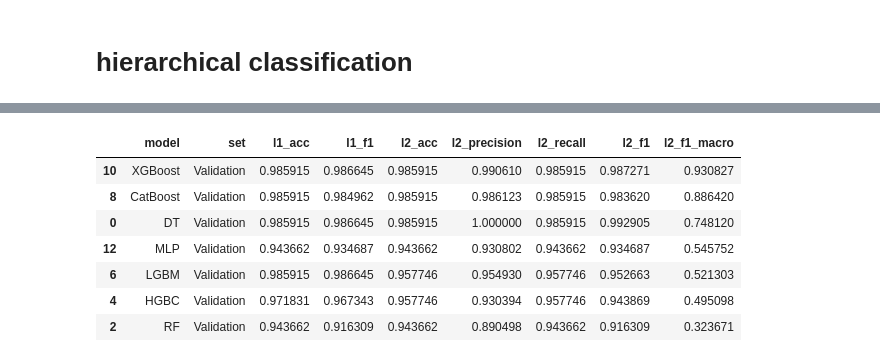
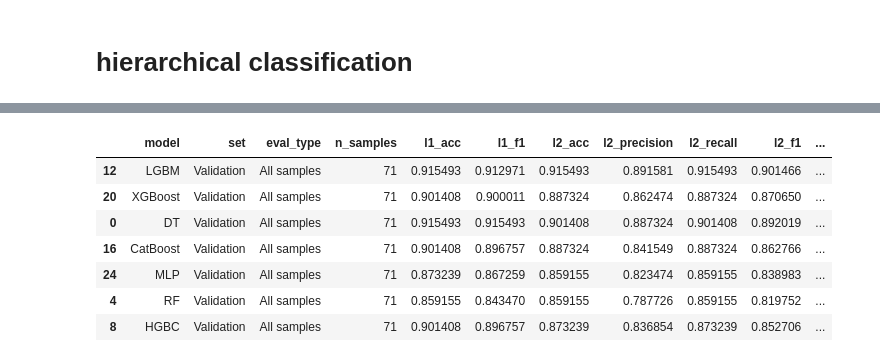
Before and after one commit to rakuzai/alcr-2026, a Jupyter notebook: code/notebook/main.ipynb, the cells around one changed output, grey strips where cells are left out. Cells and saved outputs as stored; diff of their text form; code cells hidden in the pictures.

```diff
--- a/code/notebook/main.ipynb
+++ b/code/notebook/main.ipynb
@@ -566,7 +594,8 @@ from xgboost import XGBClassifier
 # DEFINISI HIERARKI BARU
 # =========================
 # Sesuaikan dengan ruangan pasien Anda
-patient_rooms = ['201', '202', '208', '203', '204', '205', '206', '207', '209', '210']
+patient_rooms = ['201', '208', '210', '213', '511', '512', '513', '515', '520', '522', '523']
+
 
 def get_room_category(room):
     """Map room to Patient/Non-Patient"""
@@ -642,8 +671,8 @@ def create_model(name):
 # TRAINING & EVALUATION
 # =========================
 all_results = []
+mlp_loss_curves = {}
 model_names = ["DT", "RF", "HGBC", "LGBM", "CatBoost", "XGBoost", "MLP"]
-mlp_loss_curves = {}  # TAMBAHKAN INI untuk menyimpan loss curve
 
 for model_name in model_names:
     print(f"\n{'='*60}\nModel: {model_name}\n{'='*60}")
@@ -662,6 +691,7 @@ for model_name in model_names:
     clf_l1 = create_model(model_name)
     clf_l1.fit(X_train_use, y_l1_train)
 
+    # SIMPAN LOSS CURVE LEVEL 1
     if model_name == "MLP":
         mlp_loss_curves[f'{model_name}_L1'] = clf_l1.loss_curve_
 
@@ -671,6 +701,7 @@ for model_name in model_names:
 
     if model_name == "MLP":
         clf_l2.fit(X_train_use[patient_train_mask], le_level2.transform(y_train[patient_train_mask]))
+        # SIMPAN LOSS CURVE LEVEL 2
         mlp_loss_curves[f'{model_name}_L2'] = clf_l2.loss_curve_
     else:
         clf_l2.fit(X_train_use[patient_train_mask], le_level2.transform(y_train[patient_train_mask]))
@@ -688,23 +719,26 @@ for model_name in model_names:
                     l2_pred = clf_l2.predict(X_input.iloc[i:i+1] if hasattr(X_input, 'iloc') else X_input[i:i+1])[0]
                 room = le_level2.inverse_transform([l2_pred])[0]
             else:
-                # Non-Patient Room: tidak ada subclass
                 room = 'Non-Patient Room'
             y_pred_rooms.append(room)
 
         return y_l1_pred, y_pred_rooms
 
+    # ==========================================
     # EVALUASI VALIDATION
+    # ==========================================
     y_l1_val_pred, y_val_pred = predict_hierarchical(X_val_use)
 
-    # Untuk non-patient room di ground truth, set jadi 'Non-Patient Room'
     y_val_adjusted = y_val.copy()
     non_patient_mask_val = y_l1_val == le_level1.transform(['Non-Patient Room'])[0]
     y_val_adjusted[non_patient_mask_val] = 'Non-Patient Room'
 
+    # 1. Evaluasi pada ALL SAMPLES
     all_results.append({
         'model': model_name,
         'set': 'Validation',
+        'eval_type': 'All samples',
+        'n_samples': len(y_val),
         'l1_acc': accuracy_score(y_l1_val, y_l1_val_pred),
         'l1_f1': f1_score(y_l1_val, y_l1_val_pred, average='weighted'),
         'l2_acc': accuracy_score(y_val_adjusted, y_val_pred),
@@ -714,17 +748,40 @@ for model_name in model_names:
         'l2_f1_macro': f1_score(y_val_adjusted, y_val_pred, average='macro', zero_division=0)
     })
 
+    # 2. Evaluasi pada L1 CORRECT ONLY
+    correct_l1_mask_val = (y_l1_val == y_l1_val_pred)
+    y_val_adjusted_filtered = np.array(y_val_adjusted)[correct_l1_mask_val]
+    y_val_pred_filtered = np.array(y_val_pred)[correct_l1_mask_val]
+
+    all_results.append({
+        'model': model_name,
+        'set': 'Validation',
+        'eval_type': 'L1 correct only',
+        'n_samples': correct_l1_mask_val.sum(),
+        'l1_acc': accuracy_score(y_l1_val, y_l1_val_pred),
+        'l1_f1': f1_score(y_l1_val, y_l1_val_pred, average='weighted'),
+        'l2_acc': accuracy_score(y_val_adjusted_filtered, y_val_pred_filtered),
+        'l2_precision': precision_score(y_val_adjusted_filtered, y_val_pred_filtered, average='weighted', zero_division=0),
+        'l2_recall': recall_score(y_val_adjusted_filtered, y_val_pred_filtered, average='weighted', zero_division=0),
+        'l2_f1': f1_score(y_val_adjusted_filtered, y_val_pred_filtered, average='weighted', zero_division=0),
+        'l2_f1_macro': f1_score(y_val_adjusted_filtered, y_val_pred_filtered, average='macro', zero_division=0)
+    })
+
+    # ==========================================
     # EVALUASI TEST
+    # ==========================================
     y_l1_test_pred, y_test_pred = predict_hierarchical(X_test_use)
 
-    # Untuk non-patient room di ground truth, set jadi 'Non-Patient Room'
     y_test_adjusted = y_test.copy()
     non_patient_mask_test = y_l1_test == le_level1.transform(['Non-Patient Room'])[0]
     y_test_adjusted[non_patient_mask_test] = 'Non-Patient Room'
 
+    # 1. Evaluasi pada ALL SAMPLES
     all_results.append({
         'model': model_name,
         'set': 'Test',
+        'eval_type': 'All samples',
+        'n_samples': len(y_test),
         'l1_acc': accuracy_score(y_l1_test, y_l1_test_pred),
         'l1_f1': f1_score(y_l1_test, y_l1_test_pred, average='weighted'),
         'l2_acc': accuracy_score(y_test_adjusted, y_test_pred),
@@ -734,8 +791,29 @@ for model_name in model_names:
         'l2_f1_macro': f1_score(y_test_adjusted, y_test_pred, average='macro', zero_division=0)
     })
 
-    print(f"Val  - L1 Acc: {all_results[-2]['l1_acc']:.4f}, L2 Acc: {all_results[-2]['l2_acc']:.4f}, L2 F1-Macro: {all_results[-2]['l2_f1_macro']:.4f}")
-    print(f"Test - L1 Acc: {all_results[-1]['l1_acc']:.4f}, L2 Acc: {all_results[-1]['l2_acc']:.4f}, L2 F1-Macro: {all_results[-1]['l2_f1_macro']:.4f}")
+    # 2. Evaluasi pada L1 CORRECT ONLY
+    correct_l1_mask_test = (y_l1_test == y_l1_test_pred)
+    y_test_adjusted_filtered = np.array(y_test_adjusted)[correct_l1_mask_test]
+    y_test_pred_filtered = np.array(y_test_pred)[correct_l1_mask_test]
+
+    all_results.append({
+        'model': model_name,
+        'set': 'Test',
+        'eval_type': 'L1 correct only',
+        'n_samples': correct_l1_mask_test.sum(),
+        'l1_acc': accuracy_score(y_l1_test, y_l1_test_pred),
+        'l1_f1': f1_score(y_l1_test, y_l1_test_pred, average='weighted'),
+        'l2_acc': accuracy_score(y_test_adjusted_filtered, y_test_pred_filtered),
+        'l2_precision': precision_score(y_test_adjusted_filtered, y_test_pred_filtered, average='weighted', zero_division=0),
+        'l2_recall': recall_score(y_test_adjusted_filtered, y_test_pred_filtered, average='weighted', zero_division=0),
+        'l2_f1': f1_score(y_test_adjusted_filtered, y_test_pred_filtered, average='weighted', zero_division=0),
+        'l2_f1_macro': f1_score(y_test_adjusted_filtered, y_test_pred_filtered, average='macro', zero_division=0)
+    })
+
+    print(f"Val (All)       - L1: {all_results[-4]['l1_acc']:.4f}, L2: {all_results[-4]['l2_acc']:.4f}, F1-Macro: {all_results[-4]['l2_f1_macro']:.4f}")
+    print(f"Val (L1 Correct)- L1: {all_results[-3]['l1_acc']:.4f}, L2: {all_results[-3]['l2_acc']:.4f}, F1-Macro: {all_results[-3]['l2_f1_macro']:.4f}")
+    print(f"Test (All)      - L1: {all_results[-2]['l1_acc']:.4f}, L2: {all_results[-2]['l2_acc']:.4f}, F1-Macro: {all_results[-2]['l2_f1_macro']:.4f}")
+    print(f"Test (L1 Correct)- L1: {all_results[-1]['l1_acc']:.4f}, L2: {all_results[-1]['l2_acc']:.4f}, F1-Macro: {all_results[-1]['l2_f1_macro']:.4f}")
 
 # =========================
 # DISPLAY RESULTS
@@ -748,14 +826,24 @@ print("="*80)
 display(results_df)
 
 print("\n" + "="*80)
-print("VALIDATION SET RESULTS")
+print("VALIDATION - ALL SAMPLES")
 print("="*80)
-display(results_df[results_df['set'] == 'Validation'].sort_values('l2_f1_macro', ascending=False))
+display(results_df[(results_df['set'] == 'Validation') & (results_df['eval_type'] == 'All samples')].sort_values('l2_f1_macro', ascending=False))
 
 print("\n" + "="*80)
-print("TEST SET RESULTS")
+print("VALIDATION - L1 CORRECT ONLY")
 print("="*80)
-display(results_df[results_df['set'] == 'Test'].sort_values('l2_f1_macro', ascending=False))
+display(results_df[(results_df['set'] == 'Validation') & (results_df['eval_type'] == 'L1 correct only')].sort_values('l2_f1_macro', ascending=False))
+
+print("\n" + "="*80)
+print("TEST - ALL SAMPLES")
+print("="*80)
+display(results_df[(results_df['set'] == 'Test') & (results_df['eval_type'] == 'All samples')].sort_values('l2_f1_macro', ascending=False))
+
+print("\n" + "="*80)
+print("TEST - L1 CORRECT ONLY")
+print("="*80)
+display(results_df[(results_df['set'] == 'Test') & (results_df['eval_type'] == 'L1 correct only')].sort_values('l2_f1_macro', ascending=False))
 # %% [output]
 Train: 495 | Val: 71 | Test: 142
 
@@ -812,10 +901,10 @@ VALIDATION SET RESULTS
 ================================================================================
-|  | model | set | l1_acc | l1_f1 | l2_acc | l2_precision | l2_recall | l2_f1 | l2_f1_macro |
-| 10 | XGBoost | Validation | 0.985915 | 0.986645 | 0.985915 | 0.990610 | 0.985915 | 0.987271 | 0.930827 |
-| 8 | CatBoost | Validation | 0.985915 | 0.984962 | 0.985915 | 0.986123 | 0.985915 | 0.983620 | 0.886420 |
-| 0 | DT | Validation | 0.985915 | 0.986645 | 0.985915 | 1.000000 | 0.985915 | 0.992905 | 0.748120 |
-| 12 | MLP | Validation | 0.943662 | 0.934687 | 0.943662 | 0.930802 | 0.943662 | 0.934687 | 0.545752 |
-| 6 | LGBM | Validation | 0.985915 | 0.986645 | 0.957746 | 0.954930 | 0.957746 | 0.952663 | 0.521303 |
-| 4 | HGBC | Validation | 0.971831 | 0.967343 | 0.957746 | 0.930394 | 0.957746 | 0.943869 | 0.495098 |
-| 2 | RF | Validation | 0.943662 | 0.916309 | 0.943662 | 0.890498 | 0.943662 | 0.916309 | 0.323671 |
+|  | model | set | eval_type | n_samples | l1_acc | l1_f1 | l2_acc | l2_precision | l2_recall | l2_f1 | ... |
+| 12 | LGBM | Validation | All samples | 71 | 0.915493 | 0.912971 | 0.915493 | 0.891581 | 0.915493 | 0.901466 | ... |
+| 20 | XGBoost | Validation | All samples | 71 | 0.901408 | 0.900011 | 0.887324 | 0.862474 | 0.887324 | 0.870650 | ... |
+| 0 | DT | Validation | All samples | 71 | 0.915493 | 0.915493 | 0.901408 | 0.887324 | 0.901408 | 0.892019 | ... |
+| 16 | CatBoost | Validation | All samples | 71 | 0.901408 | 0.896757 | 0.887324 | 0.841549 | 0.887324 | 0.862766 | ... |
+| 24 | MLP | Validation | All samples | 71 | 0.873239 | 0.867259 | 0.859155 | 0.823474 | 0.859155 | 0.838983 | ... |
+| 4 | RF | Validation | All samples | 71 | 0.859155 | 0.843470 | 0.859155 | 0.787726 | 0.859155 | 0.819752 | ... |
+| 8 | HGBC | Validation | All samples | 71 | 0.901408 | 0.896757 | 0.873239 | 0.836854 | 0.873239 | 0.852706 | ... |
 ================================================================================
```
Also changed, not shown: parts of 5 cells of this notebook, 5 other files.
